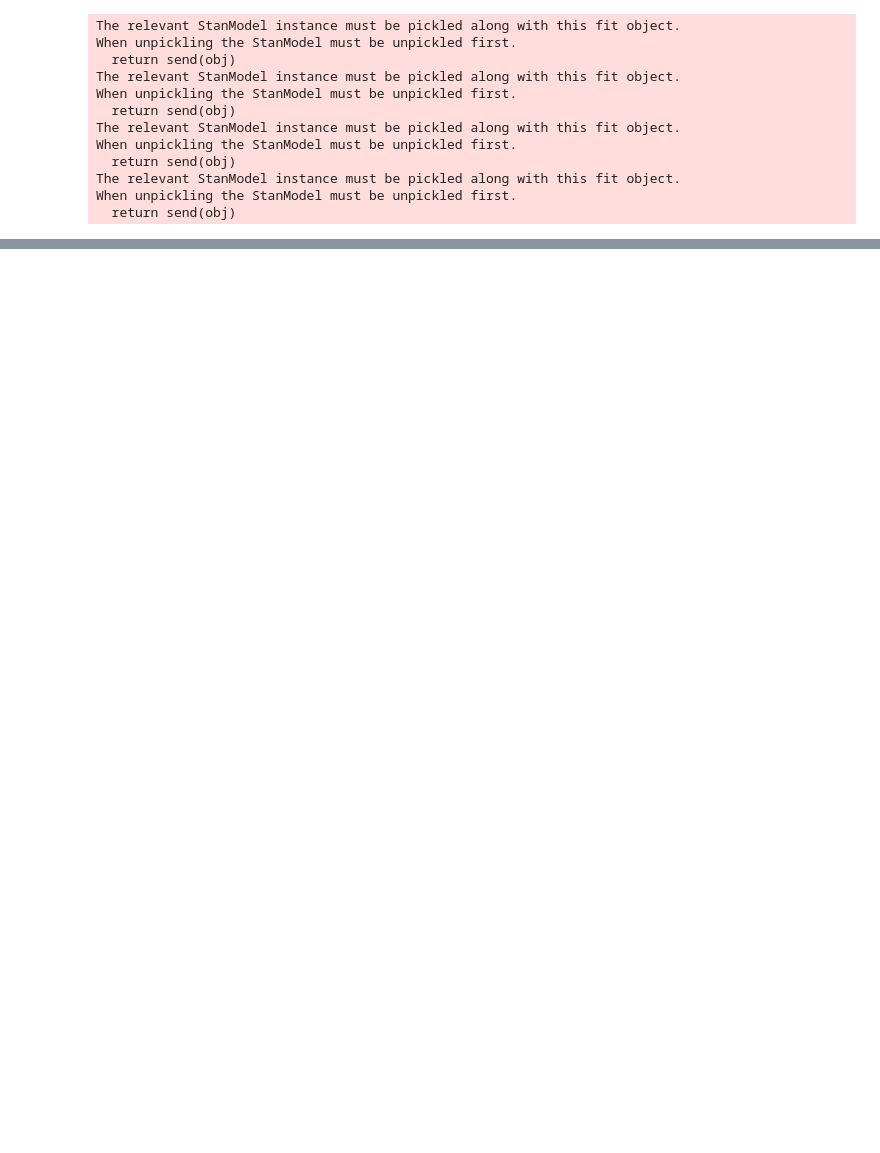
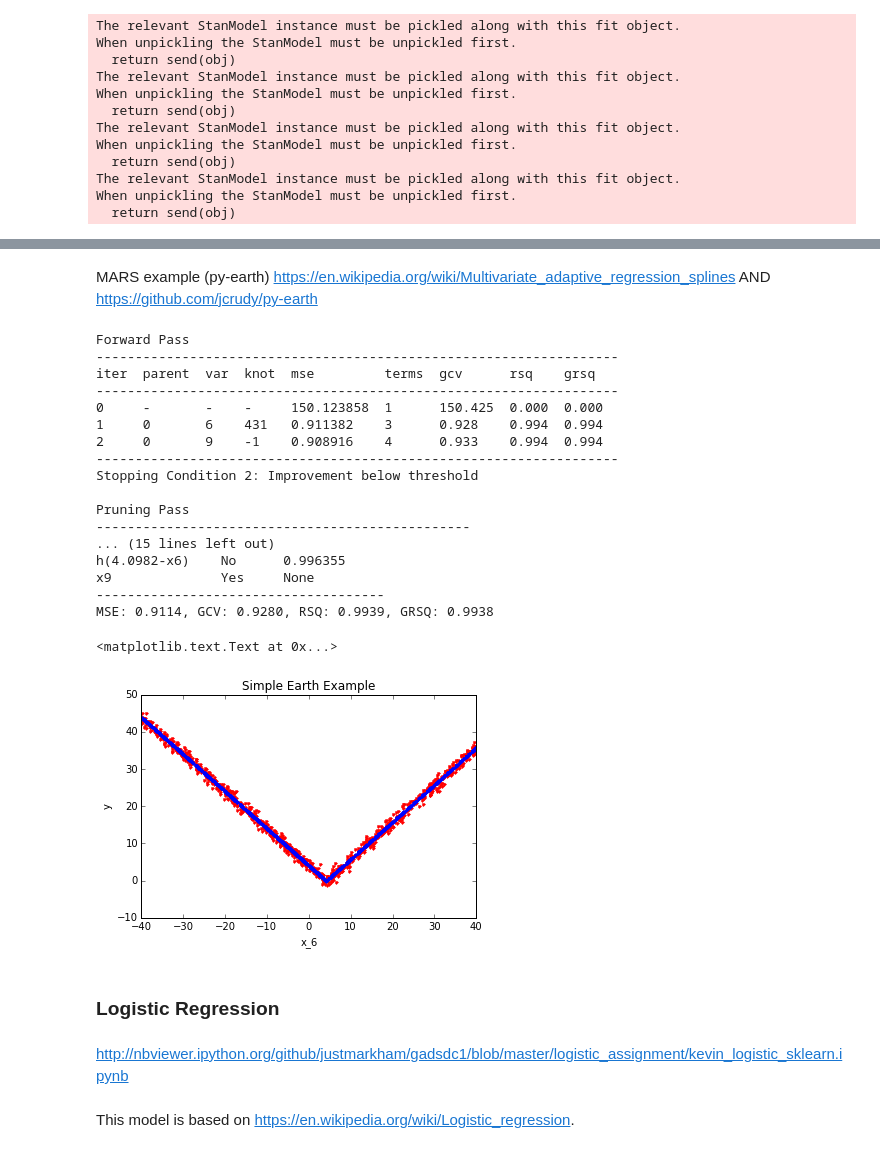
Before and after one commit to hillbs/Differential-Equations-and-Linear-Algebra, a Jupyter notebook: Bayesianism/pystan/PyStan_2_example.ipynb, the cells around one changed output, grey strips where cells are left out. Drawn from its saved outputs; the diff is of its cells as text; code cells hidden in the pictures; blank space fills up the shorter version.

```diff
--- a/Bayesianism/pystan/PyStan_2_example.ipynb
+++ b/Bayesianism/pystan/PyStan_2_example.ipynb
@@ -132,0 +235,55 @@ convergence, Rhat=1).
+# %% [markdown]
+MARS example (py-earth) https://en.wikipedia.org/wiki/Multivariate_adaptive_regression_splines AND https://github.com/jcrudy/py-earth
+# %%
+from pyearth import Earth
+import matplotlib.pylab as plt
+
+#Create some fake data
+numpy.random.seed(0)
+m = 1000
+n = 10
+X = 80*numpy.random.uniform(size=(m,n)) - 40
+y = numpy.abs(X[:,6] - 4.0) + 1*numpy.random.normal(size=m)
+
+#Fit an Earth model
+model = Earth()
+model.fit(X,y)
+
+#Print the model
+print model.trace()
+print model.summary()
+
+#Plot the model
+y_hat = model.predict(X)
+plt.figure()
+plt.plot(X[:,6],y,'r.')
+plt.plot(X[:,6],y_hat,'b.')
+plt.xlabel('x_6')
+plt.ylabel('y')
+plt.title('Simple Earth Example')
+# %% [output]
+Forward Pass
+-------------------------------------------------------------------
+iter  parent  var  knot  mse         terms  gcv      rsq    grsq
+-------------------------------------------------------------------
+0     -       -    -     150.123858  1      150.425  0.000  0.000
+1     0       6    431   0.911382    3      0.928    0.994  0.994
+2     0       9    -1    0.908916    4      0.933    0.994  0.994
+-------------------------------------------------------------------
+Stopping Condition 2: Improvement below threshold
+
+Pruning Pass
+------------------------------------------------
+... (15 lines left out)
+h(4.0982-x6)    No      0.996355
+x9              Yes     None
+-------------------------------------
+MSE: 0.9114, GCV: 0.9280, RSQ: 0.9939, GRSQ: 0.9938
+<matplotlib.text.Text at 0x...>
+[figure, added]
+# %% [markdown]
+### Logistic Regression
+# %% [markdown]
+http://nbviewer.ipython.org/github/justmarkham/gadsdc1/blob/master/logistic_assignment/kevin_logistic_sklearn.ipynb
+# %% [markdown]
+This model is based on https://en.wikipedia.org/wiki/Logistic_regression.
```
Also changed, not shown: parts of 16 cells of this notebook, 9 other files.
